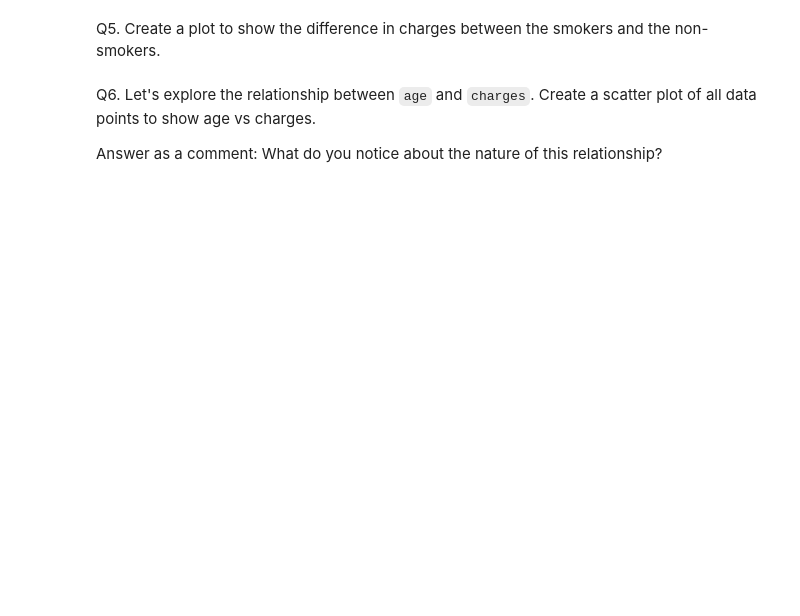
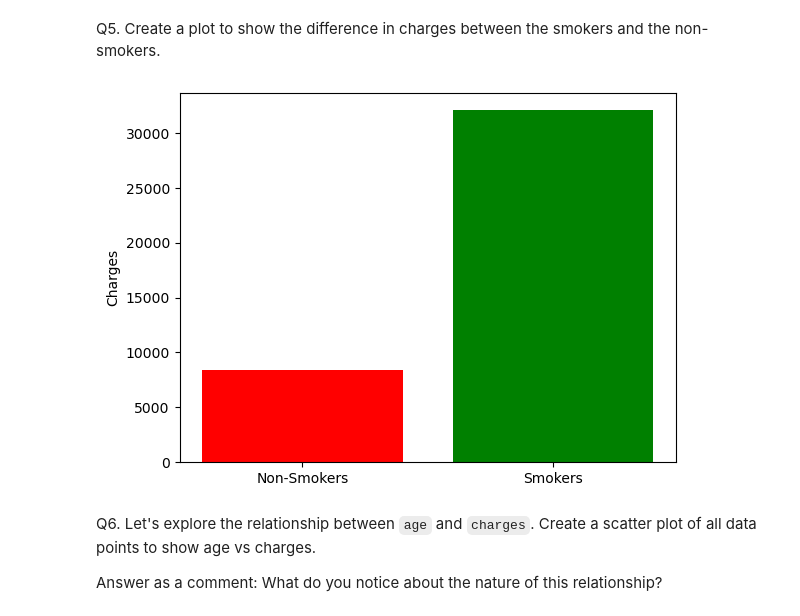
Before and after one commit to alantientran/ML-KNN, a Jupyter notebook: Assignment3.ipynb, the cells around one changed output. Saved outputs shown, nothing was run; the diff lists cells and outputs as text; code cells hidden in the pictures; blank space fills up the shorter version.

```diff
--- a/Assignment3.ipynb
+++ b/Assignment3.ipynb
@@ -22,4 +22,5 @@ Estimates from this model can be used to then determine how much to charge each
 
 Q1. Read the dataset from 'medical-charges.txt' into a Pandas Dataframe. Display the head of the dataset. There should be 1338 rows and 7 columns. The target column (y) is the `charges` column.
 # %%
-# pd.read_csv
+data = pd.read_csv('medical-charges.txt')
+data.head()
@@ -30,4 +38,5 @@ Q2. Notice that there are several categorical columns. You'll need to transform
 * Since these features are binary, we do not need to create two columns for each of them (i.e. we do not need both smoker_yes and smoker_no - just having a smoker_yes column will be sufficient), so use the `drop_first` parameter of get_dummies to create only a `smoker_yes` and a `sex_male` column.
 * Display the head of the dataframe.
 # %%
-# new data frame = get_dummies(data=data frame, columns=column names, drop_first = True)
+ohe_data = pd.get_dummies(data=data, columns=['sex', 'smoker'], drop_first = True)
+ohe_data.head()
@@ -34,4 +50,5 @@ Q2. Notice that there are several categorical columns. You'll need to transform
 # %% [markdown]
 Q3. Now one-hot encode the `region` feature by again using `get_dummies()`, but this time, even though we could drop one column, let's go ahead and explicitly keep all 4 values as columns (i.e. drop_first should be set to False). Display the head of the resulting dataframe.
 # %%
-# your code goes here
+ohe_data = pd.get_dummies(data=ohe_data, columns=['region'], drop_first = False)
+ohe_data.head()
@@ -46,6 +84,12 @@ Answer as a comment: Do you see any features with a strong correlation to the la
 Q5. Create a plot to show the difference in charges between the smokers and the non-smokers.
 # %%
 # your code goes here
+mean_smoker = ohe_data.groupby('smoker_yes')['charges'].mean()
+plt.bar(['Non-Smokers', 'Smokers'], mean_smoker, color=['red', 'green'])
+plt.ylabel("Charges")
+plt.show()
+# %% [output]
+[figure, added]
 # %% [markdown]
 Q6. Let's explore the relationship between `age` and `charges`. Create a scatter plot of all data points to show age vs charges.
 
```
Also changed, not shown: parts of 16 cells of this notebook.
